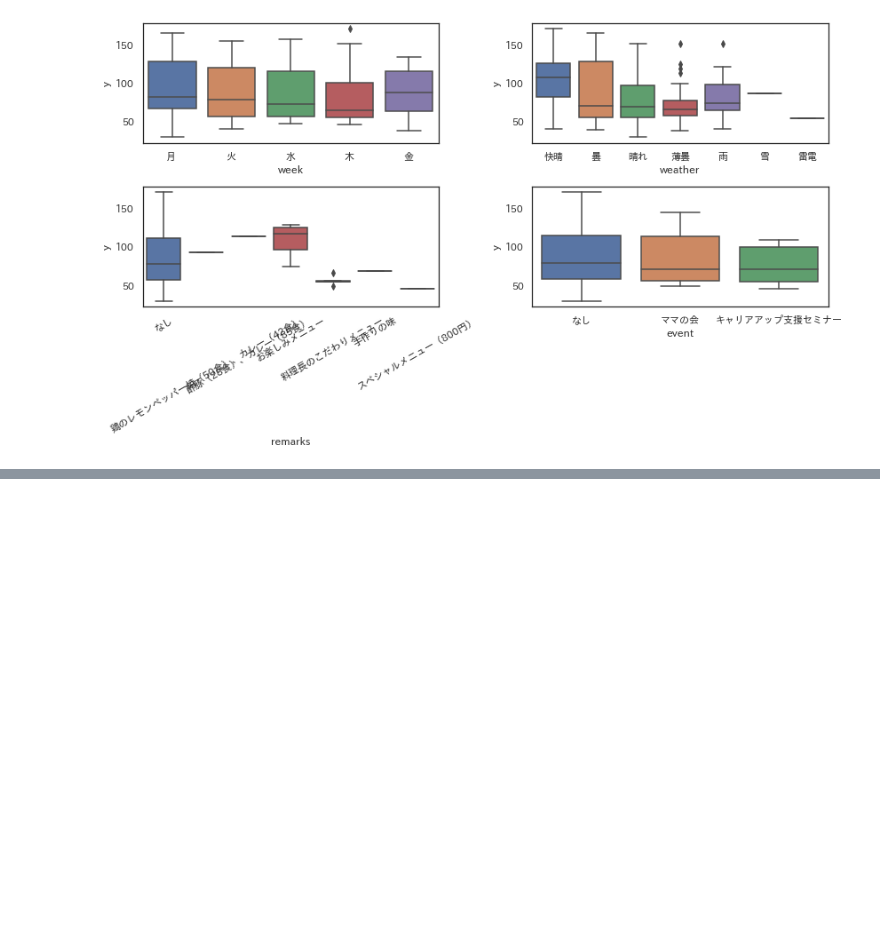
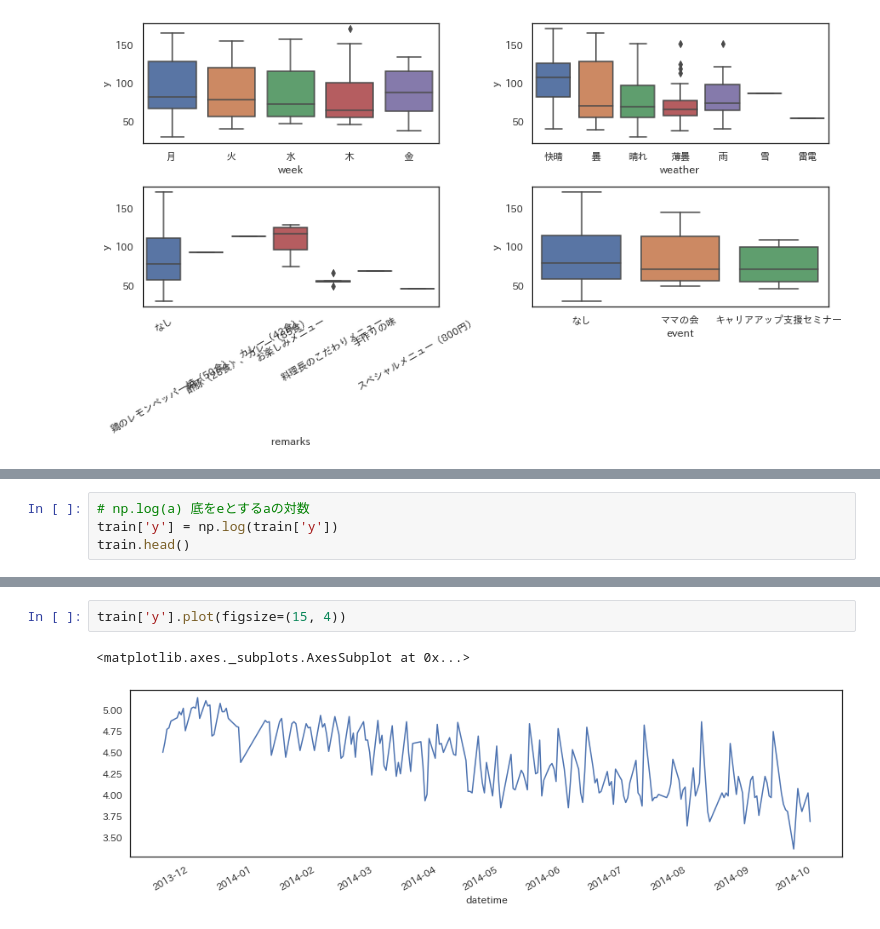
Before and after one commit to YotaroMatsui/DSS2020Master, a Jupyter notebook: src/bentoh_tutorial.ipynb, the cells around one changed output, grey strips where cells are left out. Cells and saved outputs as stored; diff of their text form; blank space fills up the shorter version.

```diff
--- a/src/bentoh_tutorial.ipynb
+++ b/src/bentoh_tutorial.ipynb
@@ -77,0 +80,4 @@ plt.tight_layout()
+# %%
+# np.log(a) 底をeとするaの対数
+train['y'] = np.log(train['y'])
+train.head()
@@ -77,0 +92,5 @@ plt.tight_layout()
+# %%
+train['y'].plot(figsize=(15, 4))
+# %% [output]
+<matplotlib.axes._subplots.AxesSubplot at 0x...>
+[figure, added]
```
Also changed, not shown: parts of 14 cells of this notebook.
